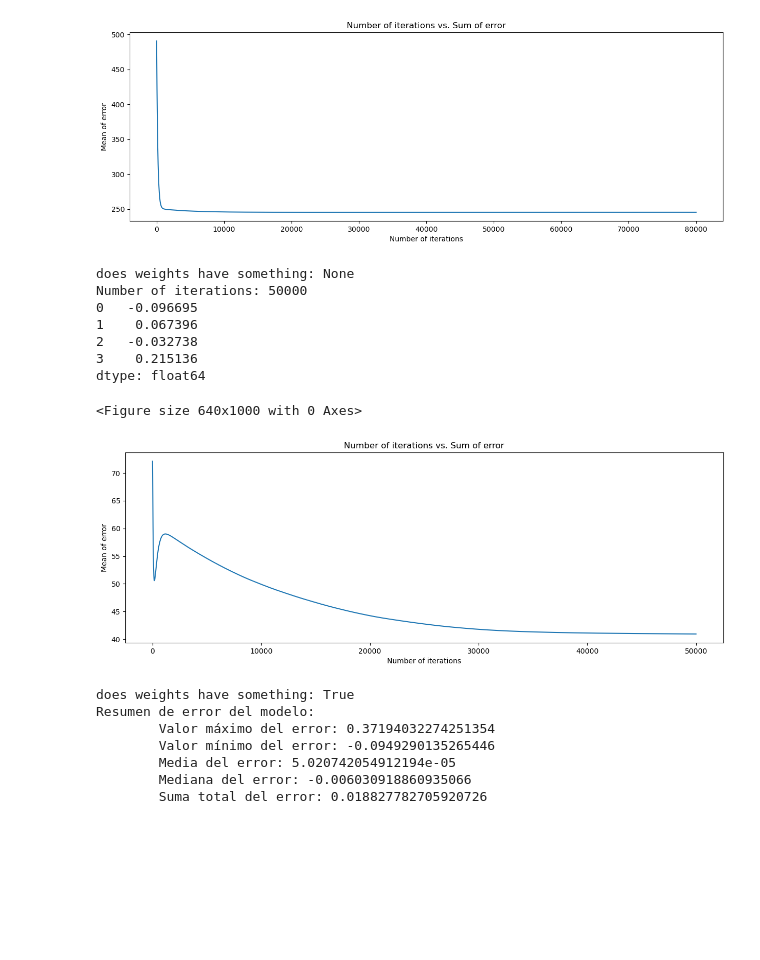
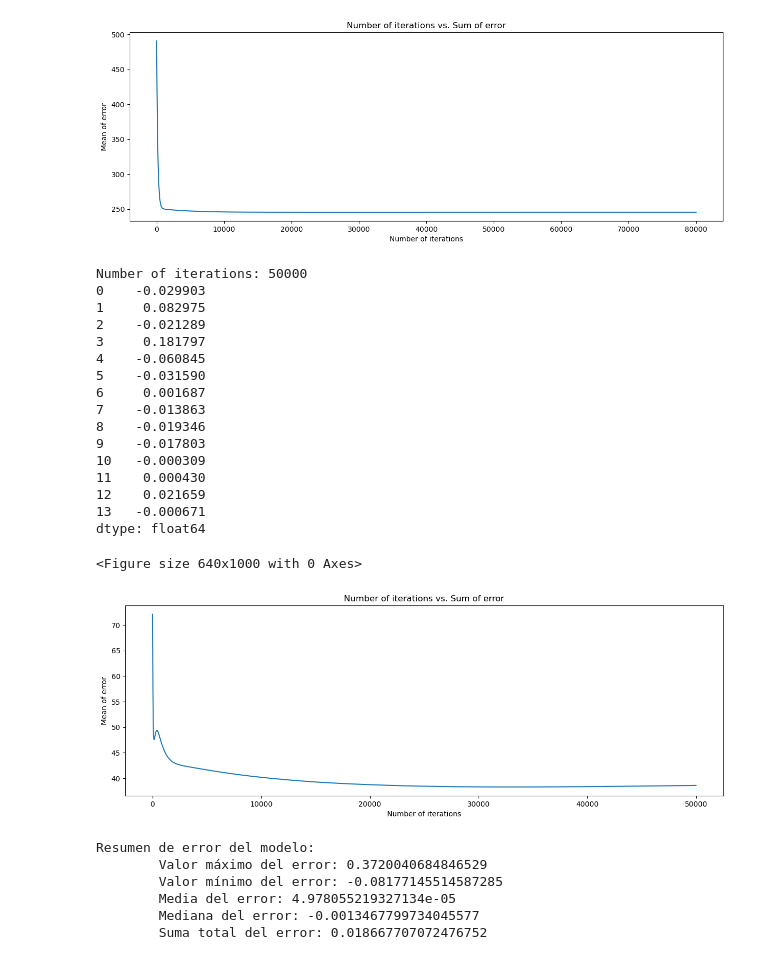
Before and after one commit to danielrobapaz/CI5438-Proyecto1, a Jupyter notebook: testing.ipynb, the cells around one changed output. Cells and saved outputs as stored; diff of their text form; code cells hidden in the pictures; blank space fills up the shorter version.

```diff
--- a/testing.ipynb
+++ b/testing.ipynb
@@ -44,39 +44,51 @@ dtype: float64
 <Figure size 640x1000 with 0 Axes>
 [figure]
 # %%
+df_not_null_norm = pd.read_csv('datasets/CarDekho_not_null_normalize.csv')
 df_not_null_cat_norm = pd.read_csv('datasets/CarDekho_not_null_cat_norm.csv')
 dep_var = 'Price'
-ind_vars = ['Year', 'Kilometer', 'Fuel Tank Capacity']
+makers = list(df_not_null_norm['Make'].unique())
+fuel_types = list(df_not_null_norm['Fuel Type'].unique())
+owners = list(df_not_null_norm['Owner'].unique())
+ind_vars = ['Year', 'Kilometer', 'Fuel Tank Capacity', 'Seating Capacity','Manual', 'Automatic'] + fuel_types
 x_train, x_test, y_train, y_test = train_test_split(df_not_null_cat_norm[ind_vars], df_not_null_cat_norm[dep_var], test_size=0.2, random_state=0)
 
 train_set = pd.DataFrame()
 train_set[dep_var] = y_train
 train_set[ind_vars] = x_train
 
 model_not_null = Prediction_model(training_set=train_set,
                                   dep_var=dep_var,
                                   ind_vars=ind_vars)
 
 model_not_null.train_model(max_iter=50000)
 
 test_set = pd.DataFrame()
 test_set[dep_var] = y_test
 test_set[ind_vars] = x_test
 model_not_null.test_model(test_set=test_set)
 # %% [output]
-does weights have something: None
 Number of iterations: 50000
-0   -0.096695
-1    0.067396
-2   -0.032738
-3    0.215136
+0    -0.029903
+1     0.082975
+2    -0.021289
+3     0.181797
+4    -0.060845
+5    -0.031590
+6     0.001687
+7    -0.013863
+8    -0.019346
+9    -0.017803
+10   -0.000309
+11    0.000430
+12    0.021659
+13   -0.000671
 dtype: float64
 <Figure size 640x1000 with 0 Axes>
-[figure, old version]
+[figure, new version]
-does weights have something: True
 Resumen de error del modelo:
-        Valor máximo del error: 0.37194032274251354
-        Valor mínimo del error: -0.0949290135265446
-        Media del error: 5.020742054912194e-05
-        Mediana del error: -0.006030918860935066
-        Suma total del error: 0.018827782705920726
+        Valor máximo del error: 0.3720040684846529
+        Valor mínimo del error: -0.08177145514587285
+        Media del error: 4.978055219327134e-05
+        Mediana del error: -0.0013467799734045577
+        Suma total del error: 0.018667707072476752
```
Also changed, not shown: parts of 1 cell of this notebook, 1 other file.
